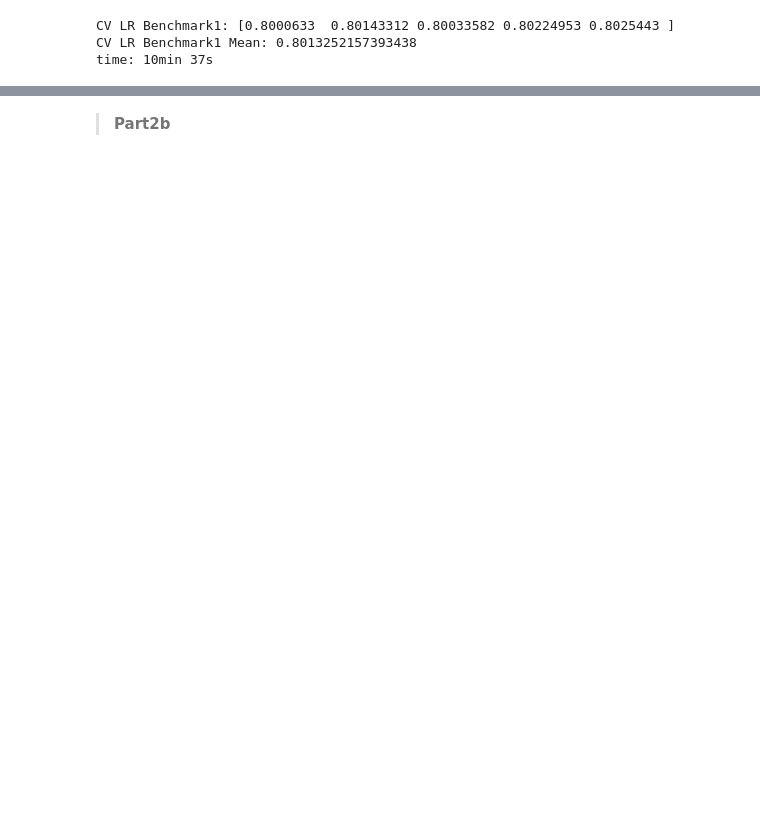
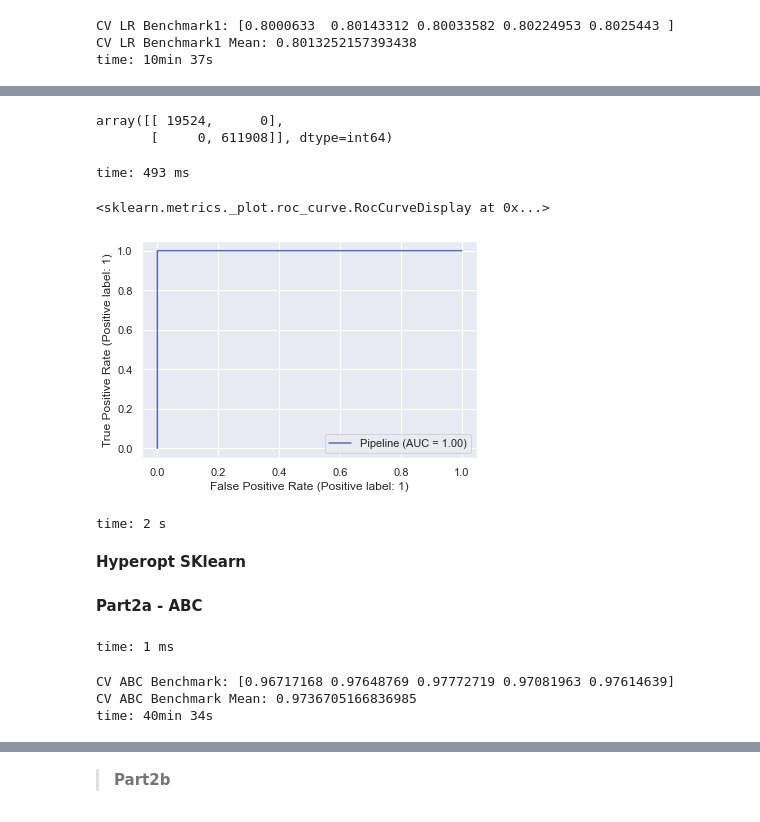
Before and after one commit to bolaubi/DSW_danthon_2021-1, a Jupyter notebook: archive_ben_nitip/danthon2.ipynb, the cells around one changed output, grey strips where cells are left out. Cells and saved outputs as stored; diff of their text form; code cells hidden in the pictures; blank space fills up the shorter version.

```diff
--- a/archive_ben_nitip/danthon2.ipynb
+++ b/archive_ben_nitip/danthon2.ipynb
@@ -1299,0 +1348,7 @@ gridsearch_logreg_tuned2.fit(X_train_val2, y_train_val2)
+# %%
+def objective(params):
+    pipe_xgbc_tuned2a.set_params(**params)
+    skfold = StratifiedKFold(n_splits = 5, random_state=2021, shuffle=True)
+    score = cross_val_score(pipe_xgbc_tuned2a, X_train_val2, y_train_val2, cv=skfold, scoring='f1', n_jobs=14).mean()
+
+    return {'loss': -score, 'status': STATUS_OK }
@@ -1299,0 +1357,7 @@ gridsearch_logreg_tuned2.fit(X_train_val2, y_train_val2)
+# %%
+trials = Trials()
+best = fmin(objective,
+            space_pipe_xgbc_tuned2a,
+            algo=tpe.suggest,
+            max_evals=2,
+            trials=trials)
@@ -1299,0 +1371,11 @@ gridsearch_logreg_tuned2.fit(X_train_val2, y_train_val2)
+# %%
+# Get the values of the optimal parameters
+best_params = space_eval(space_pipe_xgbc_tuned2a, best)
+
+# Fit the model with the optimal hyperparamters
+pipe_xgbc_tuned2a.set_params(**best_params)
+# pipe_xgbc_tuned2a.fit(X_train_val2, y_train_val2);
+
+# # Score with the test data
+# y_score = pipe_xgbc_tuned2a.predict_proba(X_test2)
+# auc_score = roc_auc_score(y_test, y_score[:,1])
@@ -1299,0 +1401,4 @@ gridsearch_logreg_tuned2.fit(X_train_val2, y_train_val2)
+# %%
+pipe_xgbc_tuned2a.fit(X_train_val2, y_train_val2)
+ypred_pipe_xgbc_tuned2a_hp = pipe_xgbc_tuned2a.predict(X_test2)
+print(classification_report(y_test2, ypred_pipe_xgbc_tuned2a_hp))
@@ -1299,0 +1417,14 @@ gridsearch_logreg_tuned2.fit(X_train_val2, y_train_val2)
+# %%
+confusion_matrix(y_test2, ypred_pipe_xgbc_tuned2a_hp)
+# %% [output]
+array([[ 19524,      0],
+       [     0, 611908]], dtype=int64)
+time: 493 ms
+# %%
+plot_roc_curve(pipe_xgbc_tuned2a, X_test2, y_test2)
+# %% [output]
+<sklearn.metrics._plot.roc_curve.RocCurveDisplay at 0x...>
+[figure, added]
+time: 2 s
+# %% [markdown]
+__Hyperopt SKlearn__
@@ -1299,0 +1433,27 @@ gridsearch_logreg_tuned2.fit(X_train_val2, y_train_val2)
+# %% [markdown]
+__Part2a - ABC__
+# %%
+abc = AdaBoostClassifier(random_state=2021)
+smote = SMOTE(random_state=2021)
+
+transformer_abc_tuned2a = ColumnTransformer([
+    ('ordinal', ce.OrdinalEncoder(), ['month', 'day']),
+    ('poly', PolynomialFeatures(degree=2, include_bias=False), ['x','y','z']),
+    ('onehot', OneHotEncoder(drop='first'), ['weekend', 'working_hour', 'high_commute', 'op_malam', 'op_ngalong', 'op_tidur'])
+], remainder='passthrough')
+
+pipe_abc_tuned2a = imbPipeline([
+    ('transformer', transformer_abc_tuned2a),
+    ('smote', smote),
+    ('abc', abc)
+])
+# %% [output]
+time: 1 ms
+# %%
+abc_tuned2a_cv = cross_val_score(pipe_abc_tuned2a, X_train_val2, y_train_val2, cv=skfold, scoring='f1')
+print('CV ABC Benchmark:', abc_tuned2a_cv)
+print('CV ABC Benchmark Mean:', abc_tuned2a_cv.mean())
+# %% [output]
+CV ABC Benchmark: [0.96717168 0.97648769 0.97772719 0.97081963 0.97614639]
+CV ABC Benchmark Mean: 0.9736705166836985
+time: 40min 34s
```
Also changed, not shown: parts of 171 cells of this notebook, 2 other files.
